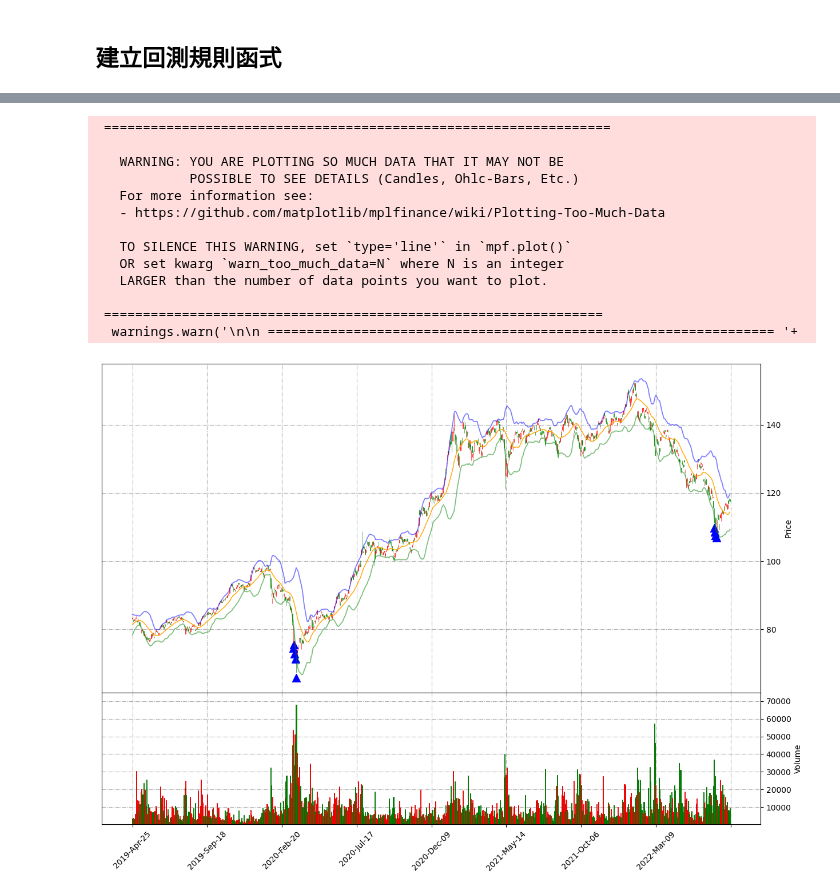
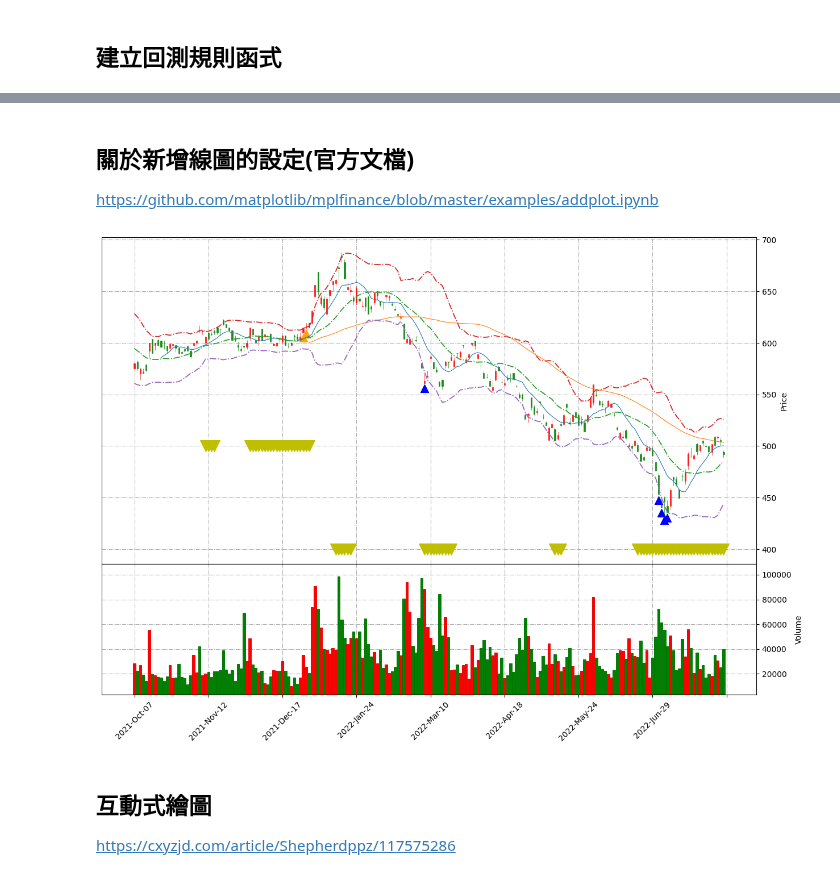
Before and after one commit to oscar50513/stock_project, a Jupyter notebook: BBands.ipynb, the cells around one changed output, grey strips where cells are left out. Cells and saved outputs as stored; diff of their text form; code cells hidden in the pictures.

```diff
--- a/BBands.ipynb
+++ b/BBands.ipynb
@@ -249,3 +284,6 @@ def bbands_rule(_ticker, bb_period=20, bb_stdnum=2):
     return res
 # %%
 bbands_data = bbands_rule(SData)
+# %% [markdown]
+## 關於新增線圖的設定(官方文檔)
+https://github.com/matplotlib/mplfinance/blob/master/examples/addplot.ipynb
@@ -252,58 +293,48 @@ bbands_data = bbands_rule(SData)
 # %%
-day_num = 800                                  # 設定顯示股價資訊的天數
+day_num = 200                                  # 設定顯示股價資訊的天數
 bbands_data = bbands_rule(SData)              # 將股價資訊經過BBands函式計算
 #print(bbands_data)
 
 # 繪製布林通道線圖
+
+bband_line = bbands_data[['b_mid','b_up','b_low']][-day_num:]
+
 addplots = [
-            mpf.make_addplot(bbands_data['b_mid'][-day_num:], panel=0, color='orange', alpha=1
-                             , width=1, secondary_y=False),
-            mpf.make_addplot(bbands_data['b_up'][-day_num:], color = 'blue', alpha=0.5),
-            mpf.make_addplot(bbands_data['b_low'][-day_num:], color = 'green', alpha=0.5),
+            mpf.make_addplot(bband_line, panel=0,linestyle='dashdot'),
+            #mpf.make_addplot(bbands_data['b_up'][-day_num:], color = 'blue', alpha=0.5),
+            #mpf.make_addplot(bbands_data['b_low'][-day_num:], color = 'green', alpha=0.5),
             mpf.make_addplot(bbands_data['buy_point'][-day_num:], color = 'blue', alpha=1, type='scatter', marker='^', markersize=100),
+            mpf.make_addplot(bbands_data['buy2_point'][-day_num:], color = 'orange', alpha=1, type='scatter', marker='^', markersize=100),
             #mpf.make_addplot(bbands_data['sell_point'][-day_num:], color = 'green', alpha=0.5, type='scatter', marker='v', markersize=100),
-            #mpf.make_addplot(bbands_data['test'][-day_num:], color = 'red', alpha=0.5, type='scatter', marker='v', markersize=100)
+            mpf.make_addplot(bbands_data['test'][-day_num:], color = 'y', type='scatter',markersize=200, marker='v')
            ]
 
 # 設置k線圖顏色
 my_color = mpf.make_marketcolors(up='red',      # 上漲顏色
                                  down='green',  # 下跌顏色
                                  edge='i',      # 隱藏 K 線邊緣
                                  volume='in',   # 成交量用同樣的顏色
                                  inherit=True)  # 繼承其他參數
 # 設置圖型呈現
 my_style = mpf.make_mpf_style(gridaxis='both',          # 設置網格
                               gridstyle='-.',           # 設定網格花樣
                               y_on_right=True,          # y 座標放右邊
                               marketcolors=my_color)    # 設定k線圖顏色
 
 kwargs = dict(type = 'candle',
               figscale = 2, # 設定圖型大小
               style = my_style)
 
 _panel = 2
 mpf.plot(SData.iloc[-day_num:,:],
-         #mav = [10, 20, 60],
+         mav = [10, 60],
          **kwargs,
          num_panels=_panel,          # 設定總層數
          main_panel=0,               # 設定 K 線圖層數
          volume=True,              # 設定是否繪製成交量
          volume_panel=_panel - 1,    # 設定成交量層數
          show_nontrading=False,      # 忽略非交易日
          tight_layout=False,          # 設定布局方式
          addplot = addplots)
 # %% [output]
- =================================================================
-
-   WARNING: YOU ARE PLOTTING SO MUCH DATA THAT IT MAY NOT BE
-            POSSIBLE TO SEE DETAILS (Candles, Ohlc-Bars, Etc.)
-   For more information see:
-   - https://github.com/matplotlib/mplfinance/wiki/Plotting-Too-Much-Data
-
-   TO SILENCE THIS WARNING, set `type='line'` in `mpf.plot()`
-   OR set kwarg `warn_too_much_data=N` where N is an integer
-   LARGER than the number of data points you want to plot.
-
- ================================================================
-  warnings.warn('\n\n ================================================================= '+
-[figure, old version]
+[figure, new version]
@@ -310,3 +344,6 @@ mpf.plot(SData.iloc[-day_num:,:],
+# %% [markdown]
+## 互動式繪圖
+https://cxyzjd.com/article/Shepherdppz/117575286
 # %%
 def bbands_ema_rule(_ticker, buy_point_name='buy_point',
         bb_period=20, bb_stdnum=2, ma_period=5):
```
Also changed, not shown: parts of 10 cells of this notebook, 1 other file.
